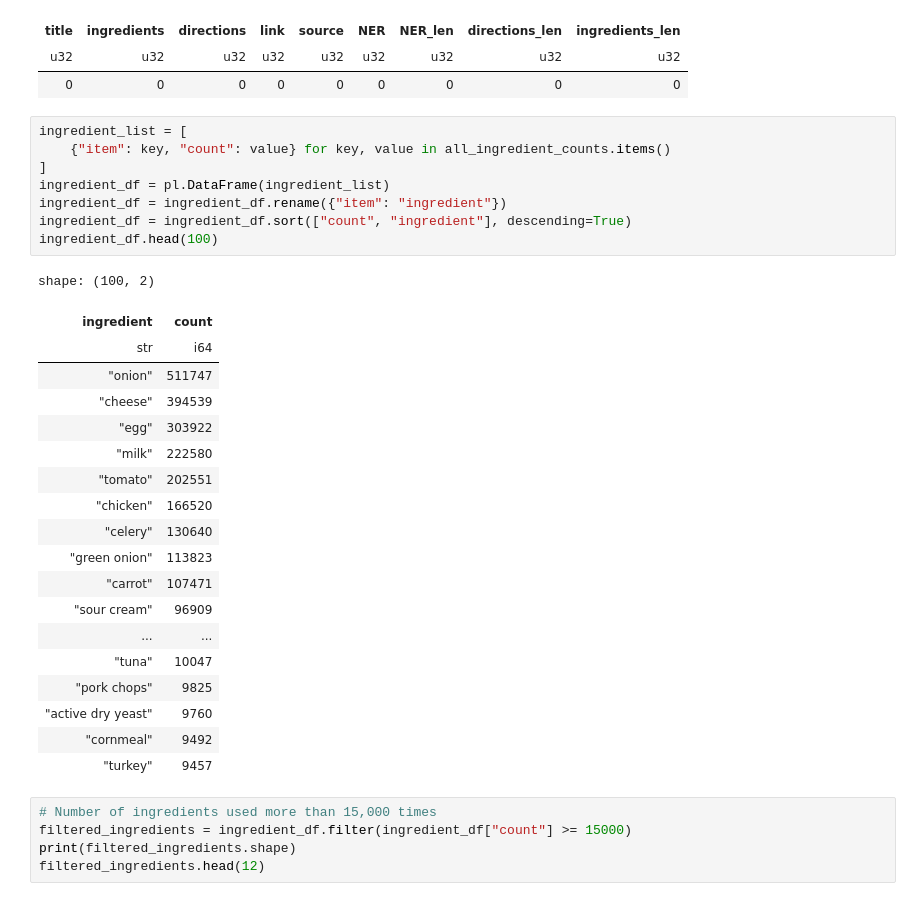
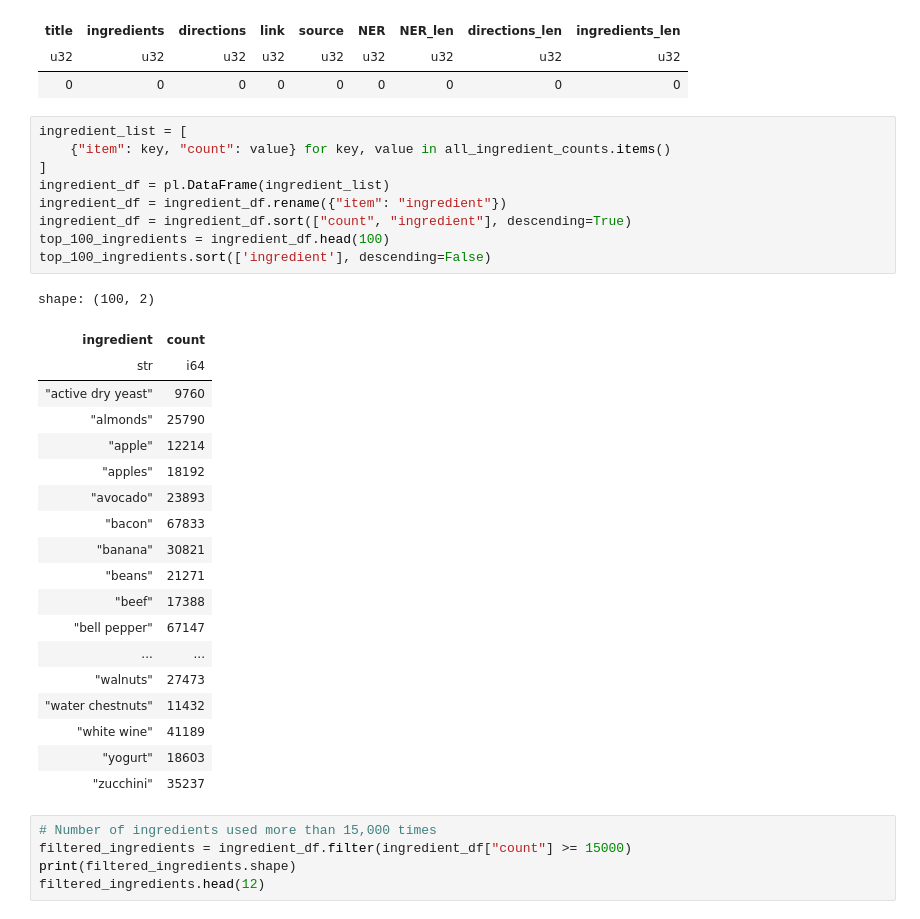
Before and after one commit to teddy661/gotmeals, a Jupyter notebook: EDA/RecipeNLG_ed_EDA.ipynb, the cells around one changed output. Saved outputs shown, nothing was run; the diff lists cells and outputs as text.

```diff
--- a/EDA/RecipeNLG_ed_EDA.ipynb
+++ b/EDA/RecipeNLG_ed_EDA.ipynb
@@ -41,31 +41,32 @@ shape: (1, 9)
 # %%
 ingredient_list = [
     {"item": key, "count": value} for key, value in all_ingredient_counts.items()
 ]
 ingredient_df = pl.DataFrame(ingredient_list)
 ingredient_df = ingredient_df.rename({"item": "ingredient"})
 ingredient_df = ingredient_df.sort(["count", "ingredient"], descending=True)
-ingredient_df.head(100)
+top_100_ingredients = ingredient_df.head(100)
+top_100_ingredients.sort(['ingredient'], descending=False)
 # %% [output]
 shape: (100, 2)
 | ingredient | count |
 | str | i64 |
-| "onion" | 511747 |
-| "cheese" | 394539 |
-| "egg" | 303922 |
-| "milk" | 222580 |
-| "tomato" | 202551 |
-| "chicken" | 166520 |
-| "celery" | 130640 |
-| "green onion" | 113823 |
-| "carrot" | 107471 |
-| "sour cream" | 96909 |
+| "active dry yeast" | 9760 |
+| "almonds" | 25790 |
+| "apple" | 12214 |
+| "apples" | 18192 |
+| "avocado" | 23893 |
+| "bacon" | 67833 |
+| "banana" | 30821 |
+| "beans" | 21271 |
+| "beef" | 17388 |
+| "bell pepper" | 67147 |
 | ... | ... |
-| "tuna" | 10047 |
-| "pork chops" | 9825 |
-| "active dry yeast" | 9760 |
-| "cornmeal" | 9492 |
-| "turkey" | 9457 |
+| "walnuts" | 27473 |
+| "water chestnuts" | 11432 |
+| "white wine" | 41189 |
+| "yogurt" | 18603 |
+| "zucchini" | 35237 |
 # %%
 # Number of ingredients used more than 15,000 times
 filtered_ingredients = ingredient_df.filter(ingredient_df["count"] >= 15000)
```
Also changed, not shown: 1 other file.
